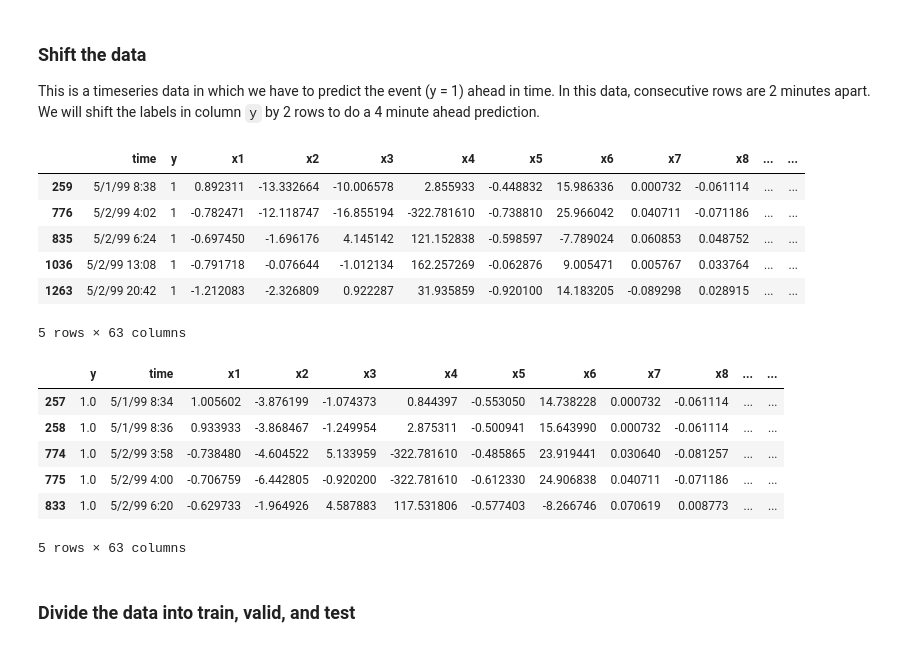
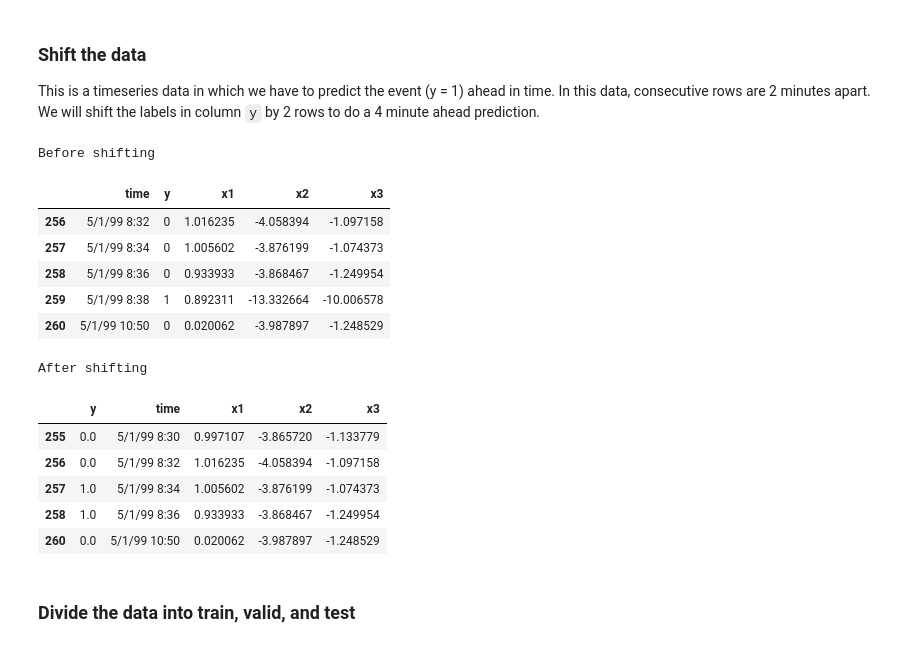
Before and after one commit to cran2367/autoencoder_classifier, a Jupyter notebook: autoencoder_classifier.ipynb, the cells around one changed output. Cells and saved outputs as stored; diff of their text form; code cells hidden in the pictures.

```diff
--- a/autoencoder_classifier.ipynb
+++ b/autoencoder_classifier.ipynb
@@ -85,13 +95,3 @@ def curve_shift(df, shift_by, labelcol = 'y'):
     df.loc[df[labelcol] > 0, labelcol] = 1
 
     return df
-# %%
-df.loc[df['y'] == 1].head(n=5)  # Positive labeled rows before shifting.
-# %% [output]
-|  | time | y | x1 | x2 | x3 | x4 | x5 | x6 | x7 | x8 | ... | ... |
-| 259 | 5/1/99 8:38 | 1 | 0.892311 | -13.332664 | -10.006578 | 2.855933 | -0.448832 | 15.986336 | 0.000732 | -0.061114 | ... | ... |
-| 776 | 5/2/99 4:02 | 1 | -0.782471 | -12.118747 | -16.855194 | -322.781610 | -0.738810 | 25.966042 | 0.040711 | -0.071186 | ... | ... |
-| 835 | 5/2/99 6:24 | 1 | -0.697450 | -1.696176 | 4.145142 | 121.152838 | -0.598597 | -7.789024 | 0.060853 | 0.048752 | ... | ... |
-| 1036 | 5/2/99 13:08 | 1 | -0.791718 | -0.076644 | -1.012134 | 162.257269 | -0.062876 | 9.005471 | 0.005767 | 0.033764 | ... | ... |
-| 1263 | 5/2/99 20:42 | 1 | -1.212083 | -2.326809 | 0.922287 | 31.935859 | -0.920100 | 14.183205 | -0.089298 | 0.028915 | ... | ... |
-5 rows × 63 columns
@@ -102,13 +98,33 @@ df = curve_shift(df, shift_by = -2)
-# %%
-df.loc[df['y'] == 1].head(n=5)  # Validating if the shift happened correctly.
-# %% [output]
-|  | y | time | x1 | x2 | x3 | x4 | x5 | x6 | x7 | x8 | ... | ... |
-| 257 | 1.0 | 5/1/99 8:34 | 1.005602 | -3.876199 | -1.074373 | 0.844397 | -0.553050 | 14.738228 | 0.000732 | -0.061114 | ... | ... |
-| 258 | 1.0 | 5/1/99 8:36 | 0.933933 | -3.868467 | -1.249954 | 2.875311 | -0.500941 | 15.643990 | 0.000732 | -0.061114 | ... | ... |
-| 774 | 1.0 | 5/2/99 3:58 | -0.738480 | -4.604522 | 5.133959 | -322.781610 | -0.485865 | 23.919441 | 0.030640 | -0.081257 | ... | ... |
-| 775 | 1.0 | 5/2/99 4:00 | -0.706759 | -6.442805 | -0.920200 | -322.781610 | -0.612330 | 24.906838 | 0.040711 | -0.071186 | ... | ... |
-| 833 | 1.0 | 5/2/99 6:20 | -0.629733 | -1.964926 | 4.587883 | 117.531806 | -0.577403 | -8.266746 | 0.070619 | 0.008773 | ... | ... |
-5 rows × 63 columns
+# %%
+'''
+Shift the data by 2 units, equal to 4 minutes.
+
+Test: Testing whether the shift happened correctly.
+'''
+print('Before shifting')  # Positive labeled rows before shifting.
+one_indexes = df.index[df['y'] == 1]
+display(df.iloc[(one_indexes[0]-3):(one_indexes[0]+2), 0:5].head(n=5))
+
+# Shift the response column y by 2 rows to do a 4-min ahead prediction.
+df = curve_shift(df, shift_by = -2)
+
+print('After shifting')  # Validating if the shift happened correctly.
+display(df.iloc[(one_indexes[0]-4):(one_indexes[0]+1), 0:5].head(n=5))
+# %% [output]
+Before shifting
+|  | time | y | x1 | x2 | x3 |
+| 256 | 5/1/99 8:32 | 0 | 1.016235 | -4.058394 | -1.097158 |
+| 257 | 5/1/99 8:34 | 0 | 1.005602 | -3.876199 | -1.074373 |
+| 258 | 5/1/99 8:36 | 0 | 0.933933 | -3.868467 | -1.249954 |
+| 259 | 5/1/99 8:38 | 1 | 0.892311 | -13.332664 | -10.006578 |
+| 260 | 5/1/99 10:50 | 0 | 0.020062 | -3.987897 | -1.248529 |
+After shifting
+|  | y | time | x1 | x2 | x3 |
+| 255 | 0.0 | 5/1/99 8:30 | 0.997107 | -3.865720 | -1.133779 |
+| 256 | 0.0 | 5/1/99 8:32 | 1.016235 | -4.058394 | -1.097158 |
+| 257 | 1.0 | 5/1/99 8:34 | 1.005602 | -3.876199 | -1.074373 |
+| 258 | 1.0 | 5/1/99 8:36 | 0.933933 | -3.868467 | -1.249954 |
+| 260 | 0.0 | 5/1/99 10:50 | 0.020062 | -3.987897 | -1.248529 |
 # %%
 # Remove time column, and the categorical columns
 df = df.drop(['time', 'x28', 'x61'], axis=1)
```
Also changed, not shown: parts of 11 cells of this notebook, 1 other file.
